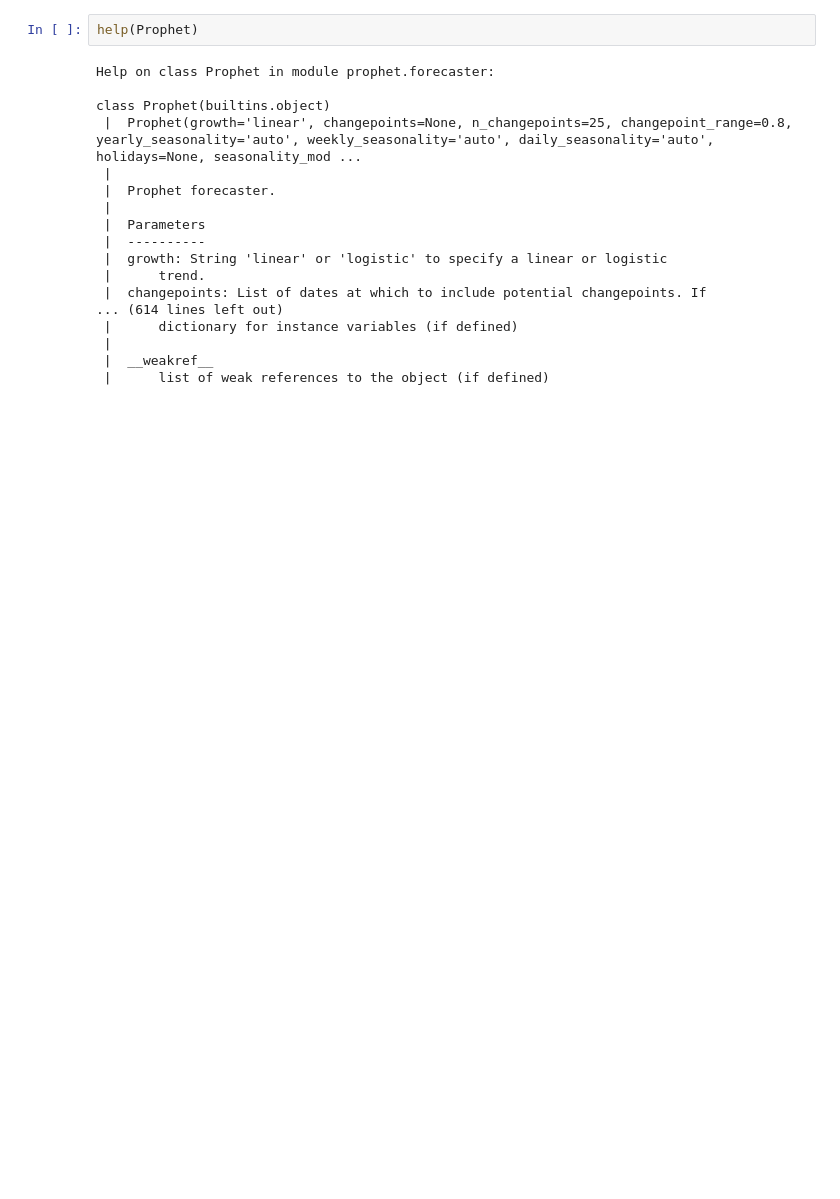
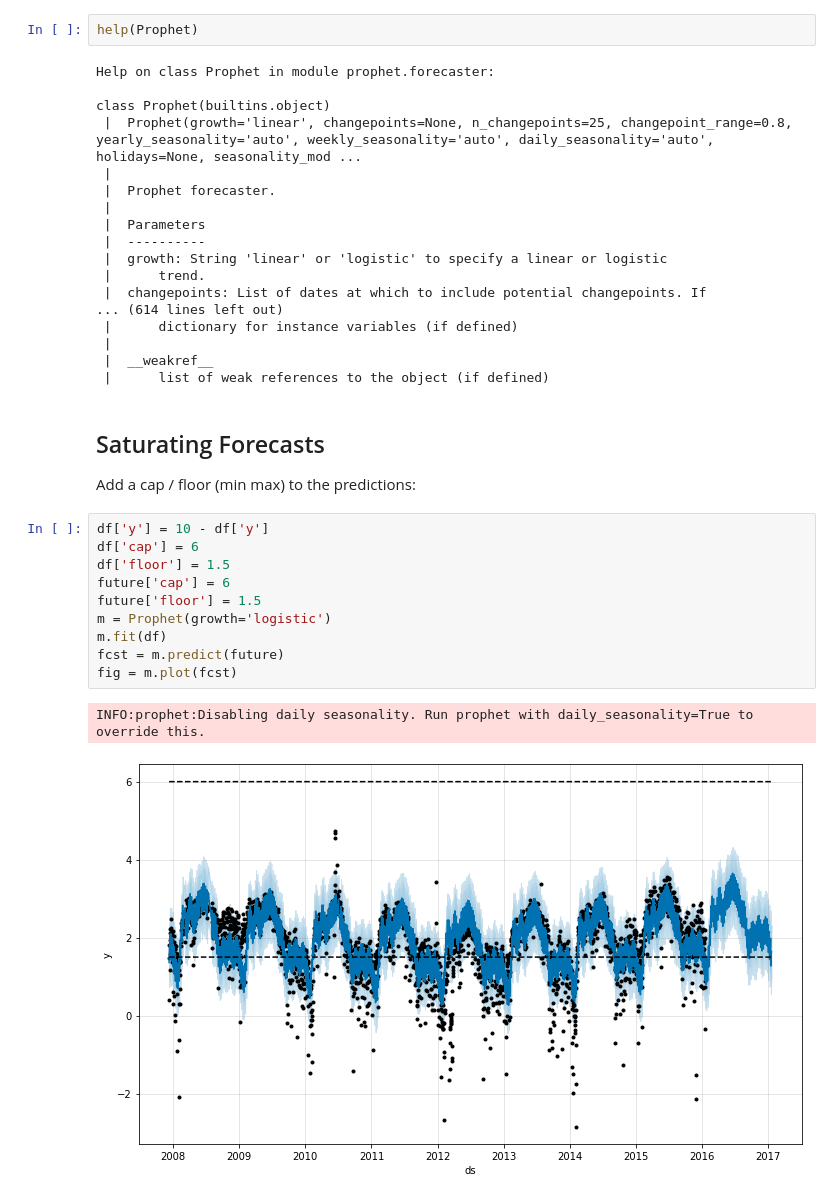
Before and after one commit to Na00s/Prophet-forecasting-time-series, a Jupyter notebook: Quick_Start_Prophet.ipynb, the cells around one changed output. Drawn from its saved outputs; the diff is of its cells as text; blank space fills up the shorter version.

Commit message:
Prophet Quick Start notebook and dataframes

```diff
--- a/Quick_Start_Prophet.ipynb
+++ b/Quick_Start_Prophet.ipynb
@@ -120,3 +120,20 @@ class Prophet(builtins.object)
  |
  |  __weakref__
  |      list of weak references to the object (if defined)
+# %% [markdown]
+## Saturating Forecasts
+
+Add a cap / floor (min max) to the predictions:
+# %%
+df['y'] = 10 - df['y']
+df['cap'] = 6
+df['floor'] = 1.5
+future['cap'] = 6
+future['floor'] = 1.5
+m = Prophet(growth='logistic')
+m.fit(df)
+fcst = m.predict(future)
+fig = m.plot(fcst)
+# %% [output]
+INFO:prophet:Disabling daily seasonality. Run prophet with daily_seasonality=True to override this.
+[figure, added]
```
Also changed, not shown: parts of 37 cells of this notebook, 1 other file.
